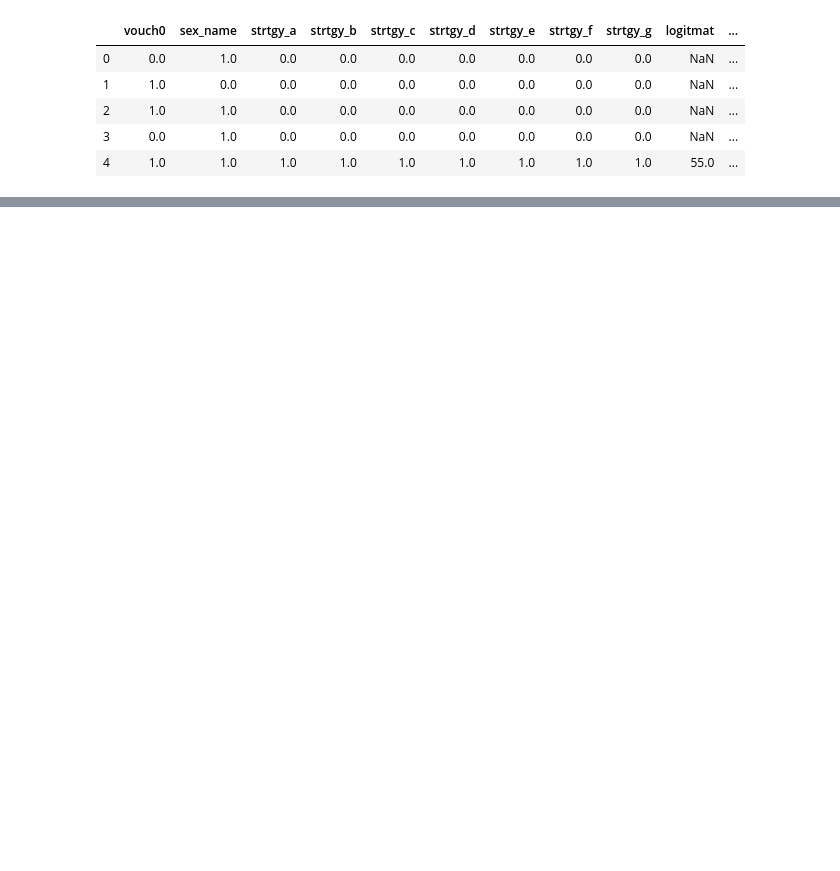
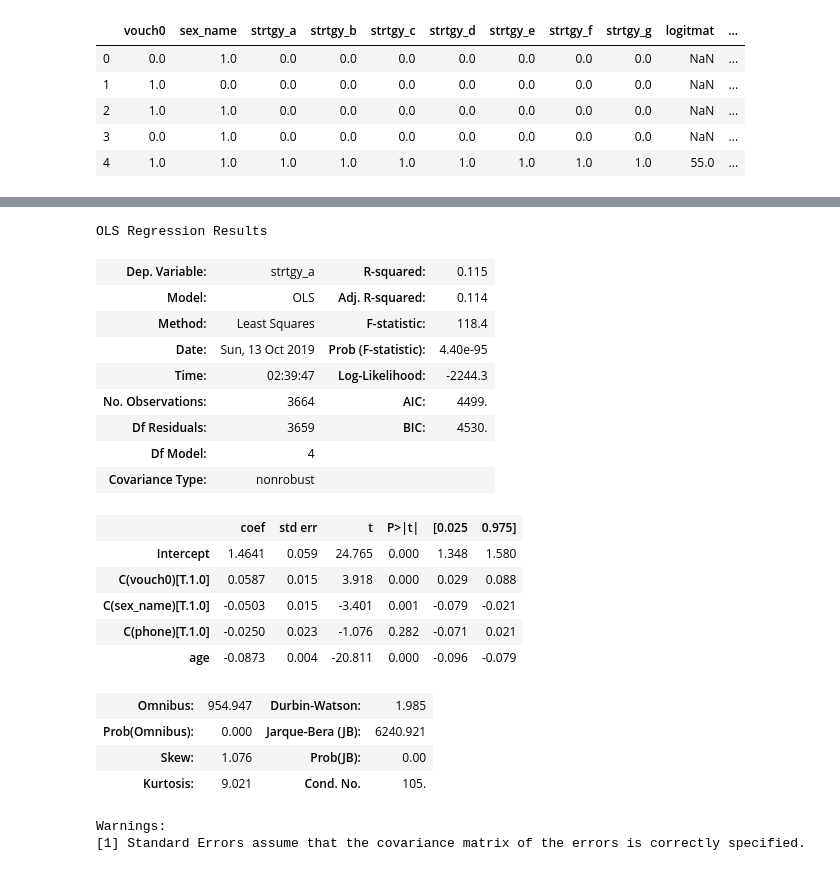
Before and after one commit to saurabh-khanna/experimental-analysis, a Jupyter notebook: ps1_code.ipynb, the cells around one changed output, grey strips where cells are left out. Drawn from its saved outputs; the diff is of its cells as text; code cells hidden in the pictures; blank space fills up the shorter version.

```diff
--- a/ps1_code.ipynb
+++ b/ps1_code.ipynb
@@ -357,0 +472,26 @@ Warnings:
+# %%
+# 3g
+smf.ols(formula = 'strtgy_a ~ C(vouch0) + age + C(sex_name) + C(phone)', data = df).fit().summary()
+# %% [output]
+OLS Regression Results
+| Dep. Variable: | strtgy_a | R-squared: | 0.115 |
+| Model: | OLS | Adj. R-squared: | 0.114 |
+| Method: | Least Squares | F-statistic: | 118.4 |
+| Date: | Sun, 13 Oct 2019 | Prob (F-statistic): | 4.40e-95 |
+| Time: | 02:39:47 | Log-Likelihood: | -2244.3 |
+| No. Observations: | 3664 | AIC: | 4499. |
+| Df Residuals: | 3659 | BIC: | 4530. |
+| Df Model: | 4 |  |  |
+| Covariance Type: | nonrobust |  |  |
+|  | coef | std err | t | P>|t| | [0.025 | 0.975] |
+| Intercept | 1.4641 | 0.059 | 24.765 | 0.000 | 1.348 | 1.580 |
+| C(vouch0)[T.1.0] | 0.0587 | 0.015 | 3.918 | 0.000 | 0.029 | 0.088 |
+| C(sex_name)[T.1.0] | -0.0503 | 0.015 | -3.401 | 0.001 | -0.079 | -0.021 |
+| C(phone)[T.1.0] | -0.0250 | 0.023 | -1.076 | 0.282 | -0.071 | 0.021 |
+| age | -0.0873 | 0.004 | -20.811 | 0.000 | -0.096 | -0.079 |
+| Omnibus: | 954.947 | Durbin-Watson: | 1.985 |
+| Prob(Omnibus): | 0.000 | Jarque-Bera (JB): | 6240.921 |
+| Skew: | 1.076 | Prob(JB): | 0.00 |
+| Kurtosis: | 9.021 | Cond. No. | 105. |
+Warnings:
+[1] Standard Errors assume that the covariance matrix of the errors is correctly specified.
```
Also changed, not shown: parts of 23 cells of this notebook.
